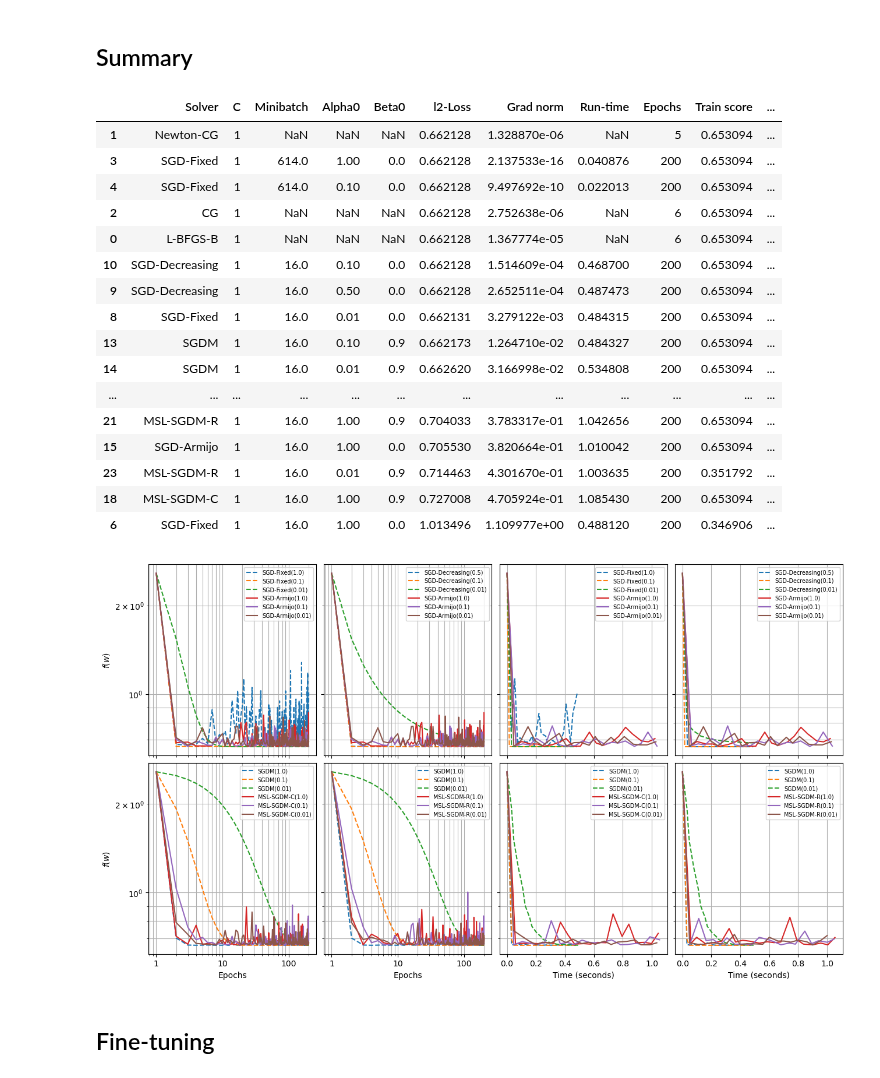
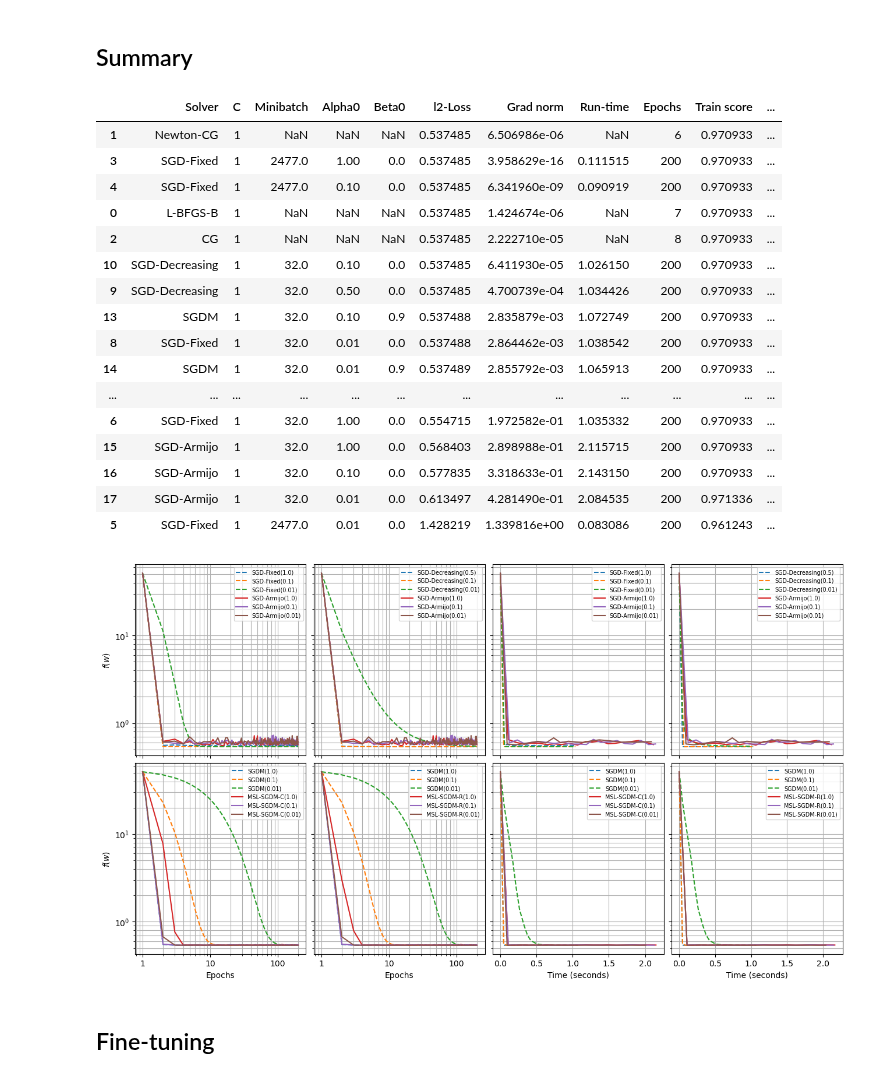
Before and after one commit to david-inf/SGD-and-LS, a Jupyter notebook: py/test_solvers.ipynb, the cells around one changed output. Drawn from its saved outputs; the diff is of its cells as text; code cells hidden in the pictures.

```diff
--- a/py/test_solvers.ipynb
+++ b/py/test_solvers.ipynb
@@ -38,0 +26,2 @@ ____________________________________________________load_diabetes - 0.0s, 0.0min
+# %%
+data_w1a = load_w1a()
@@ -39,6 +37,6 @@ ____________________________________________________load_diabetes - 0.0s, 0.0min
 # %%
 #CDiab = 1
-MDiab = 16
+Mw1a = 32
 #kDiab = 200
-print(f"Iterations: {data_diab[1].size / MDiab}")
+print(f"Iterations: {data_w1a[1].size / Mw1a}")
 # %% [output]
@@ -52,2 +46,6 @@ benchDiab_data = optim_bench(benchDiab)
+# %%
+benchw1a = run_bench(data_w1a, C)
+
+benchw1a_data = optim_bench(benchw1a)
 # %% [markdown]
 ## SGD
@@ -76,0 +52,21 @@ modelsDiab_data = optim_data(batchfixed_diab + sgdfixed_diab + sgddecre_diab + s
+# %%
+# BatchGD-Fixed
+batchfixed_w1a = run_solvers("SGD-Fixed", C, data_w1a, kdiagnostic, data_w1a[1].size, (1, 0.1, 0.01))
+
+# SGD-Fixed
+sgdfixed_w1a = run_solvers("SGD-Fixed", C, data_w1a, kdiagnostic, Mw1a, (1, 0.1, 0.01))
+
+# SGD-Decreasing
+sgddecre_w1a = run_solvers("SGD-Decreasing", C, data_w1a, kdiagnostic, Mw1a, (0.5, 0.1, 0.01))
+
+# SGDM
+sgdm_w1a = run_solvers("SGDM", C, data_w1a, kdiagnostic, Mw1a, (1, 0.1, 0.01), momentum=(0.9, 0.9, 0.9))
+
+# SGD-Armijo
+sgdarmijo_w1a = run_solvers("SGD-Armijo", C, data_w1a, kdiagnostic, Mw1a, (1, 0.1, 0.01))
+
+# MSL-SGDM-C
+mslc_w1a = run_solvers("MSL-SGDM-C", C, data_w1a, kdiagnostic, Mw1a, (1, 0.1, 0.01), momentum=(0.9, 0.9, 0.9))
+
+# MSL-SGDM-R
+mslr_w1a = run_solvers("MSL-SGDM-R", C, data_w1a, kdiagnostic, Mw1a, step_size=(1, 0.1, 0.01), momentum=(0.9, 0.9, 0.9))
@@ -77,34 +75,34 @@ modelsDiab_data = optim_data(batchfixed_diab + sgdfixed_diab + sgddecre_diab + s
 # %% [markdown]
 ## Summary
 # %%
-models_summary(modelsDiab_data, benchDiab_data).sort_values(by=["l2-Loss", "Grad norm"])
+models_summary(modelsw1a_data, benchw1a_data).sort_values(by=["l2-Loss", "Grad norm"])
 # %% [output]
 |  | Solver | C | Minibatch | Alpha0 | Beta0 | l2-Loss | Grad norm | Run-time | Epochs | Train score | ... |
-| 1 | Newton-CG | 1 | NaN | NaN | NaN | 0.662128 | 1.328870e-06 | NaN | 5 | 0.653094 | ... |
-| 3 | SGD-Fixed | 1 | 614.0 | 1.00 | 0.0 | 0.662128 | 2.137533e-16 | 0.040876 | 200 | 0.653094 | ... |
-| 4 | SGD-Fixed | 1 | 614.0 | 0.10 | 0.0 | 0.662128 | 9.497692e-10 | 0.022013 | 200 | 0.653094 | ... |
-| 2 | CG | 1 | NaN | NaN | NaN | 0.662128 | 2.752638e-06 | NaN | 6 | 0.653094 | ... |
-| 0 | L-BFGS-B | 1 | NaN | NaN | NaN | 0.662128 | 1.367774e-05 | NaN | 6 | 0.653094 | ... |
-| 10 | SGD-Decreasing | 1 | 16.0 | 0.10 | 0.0 | 0.662128 | 1.514609e-04 | 0.468700 | 200 | 0.653094 | ... |
-| 9 | SGD-Decreasing | 1 | 16.0 | 0.50 | 0.0 | 0.662128 | 2.652511e-04 | 0.487473 | 200 | 0.653094 | ... |
-| 8 | SGD-Fixed | 1 | 16.0 | 0.01 | 0.0 | 0.662131 | 3.279122e-03 | 0.484315 | 200 | 0.653094 | ... |
-| 13 | SGDM | 1 | 16.0 | 0.10 | 0.9 | 0.662173 | 1.264710e-02 | 0.484327 | 200 | 0.653094 | ... |
-| 14 | SGDM | 1 | 16.0 | 0.01 | 0.9 | 0.662620 | 3.166998e-02 | 0.534808 | 200 | 0.653094 | ... |
+| 1 | Newton-CG | 1 | NaN | NaN | NaN | 0.537485 | 6.506986e-06 | NaN | 6 | 0.970933 | ... |
+| 3 | SGD-Fixed | 1 | 2477.0 | 1.00 | 0.0 | 0.537485 | 3.958629e-16 | 0.111515 | 200 | 0.970933 | ... |
+| 4 | SGD-Fixed | 1 | 2477.0 | 0.10 | 0.0 | 0.537485 | 6.341960e-09 | 0.090919 | 200 | 0.970933 | ... |
+| 0 | L-BFGS-B | 1 | NaN | NaN | NaN | 0.537485 | 1.424674e-06 | NaN | 7 | 0.970933 | ... |
+| 2 | CG | 1 | NaN | NaN | NaN | 0.537485 | 2.222710e-05 | NaN | 8 | 0.970933 | ... |
+| 10 | SGD-Decreasing | 1 | 32.0 | 0.10 | 0.0 | 0.537485 | 6.411930e-05 | 1.026150 | 200 | 0.970933 | ... |
+| 9 | SGD-Decreasing | 1 | 32.0 | 0.50 | 0.0 | 0.537485 | 4.700739e-04 | 1.034426 | 200 | 0.970933 | ... |
+| 13 | SGDM | 1 | 32.0 | 0.10 | 0.9 | 0.537488 | 2.835879e-03 | 1.072749 | 200 | 0.970933 | ... |
+| 8 | SGD-Fixed | 1 | 32.0 | 0.01 | 0.0 | 0.537488 | 2.864462e-03 | 1.038542 | 200 | 0.970933 | ... |
+| 14 | SGDM | 1 | 32.0 | 0.01 | 0.9 | 0.537489 | 2.855792e-03 | 1.065913 | 200 | 0.970933 | ... |
 | ... | ... | ... | ... | ... | ... | ... | ... | ... | ... | ... | ... |
-| 21 | MSL-SGDM-R | 1 | 16.0 | 1.00 | 0.9 | 0.704033 | 3.783317e-01 | 1.042656 | 200 | 0.653094 | ... |
-| 15 | SGD-Armijo | 1 | 16.0 | 1.00 | 0.0 | 0.705530 | 3.820664e-01 | 1.010042 | 200 | 0.653094 | ... |
-| 23 | MSL-SGDM-R | 1 | 16.0 | 0.01 | 0.9 | 0.714463 | 4.301670e-01 | 1.003635 | 200 | 0.351792 | ... |
-| 18 | MSL-SGDM-C | 1 | 16.0 | 1.00 | 0.9 | 0.727008 | 4.705924e-01 | 1.085430 | 200 | 0.653094 | ... |
-| 6 | SGD-Fixed | 1 | 16.0 | 1.00 | 0.0 | 1.013496 | 1.109977e+00 | 0.488120 | 200 | 0.346906 | ... |
+| 6 | SGD-Fixed | 1 | 32.0 | 1.00 | 0.0 | 0.554715 | 1.972582e-01 | 1.035332 | 200 | 0.970933 | ... |
+| 15 | SGD-Armijo | 1 | 32.0 | 1.00 | 0.0 | 0.568403 | 2.898988e-01 | 2.115715 | 200 | 0.970933 | ... |
+| 16 | SGD-Armijo | 1 | 32.0 | 0.10 | 0.0 | 0.577835 | 3.318633e-01 | 2.143150 | 200 | 0.970933 | ... |
+| 17 | SGD-Armijo | 1 | 32.0 | 0.01 | 0.0 | 0.613497 | 4.281490e-01 | 2.084535 | 200 | 0.971336 | ... |
+| 5 | SGD-Fixed | 1 | 2477.0 | 0.01 | 0.0 | 1.428219 | 1.339816e+00 | 0.083086 | 200 | 0.961243 | ... |
 # %%
 diagnostic(
-    optim_data(sgdfixed_diab + sgdarmijo_diab),
-    optim_data(sgddecre_diab + sgdarmijo_diab),
-    optim_data(sgdm_diab + mslc_diab),
-    optim_data(sgdm_diab + mslr_diab),
-    benchDiab[0])
-plt.savefig("./plots/diab-diagnostic.pdf")
+    optim_data(sgdfixed_w1a + sgdarmijo_w1a),
+    optim_data(sgddecre_w1a + sgdarmijo_w1a),
+    optim_data(sgdm_w1a + mslc_w1a),
+    optim_data(sgdm_w1a + mslr_w1a),
+    benchw1a[0])
+plt.savefig("./plots/w1a-diagnostic.pdf")
 # %% [output]
-[figure, old version]
+[figure, new version]
 # %% [markdown]
 ## Fine-tuning
```
Also changed, not shown: parts of 152 cells of this notebook, 23 other files.
